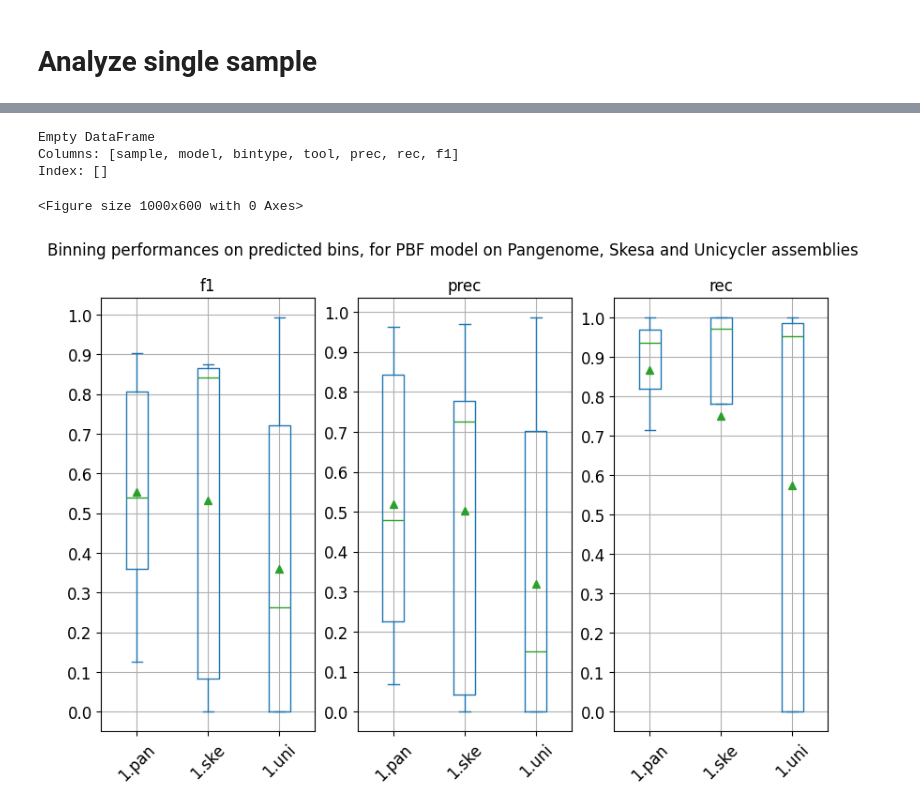
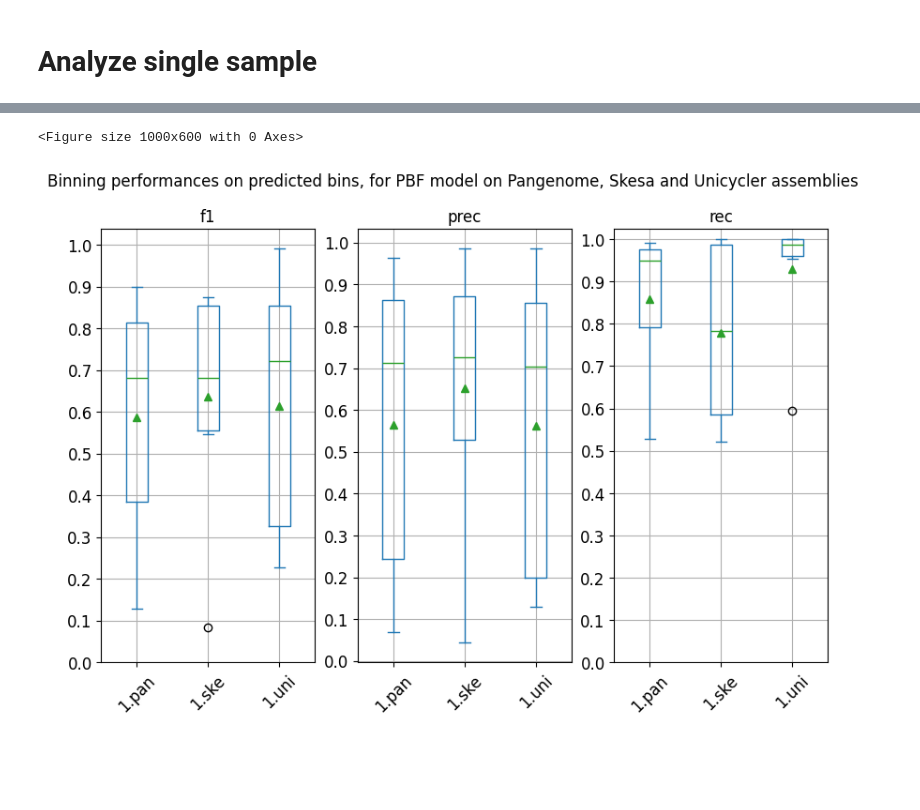
Before and after one commit to msgr0/pangebin, a Jupyter notebook: analysis.ipynb, the cells around one changed output, grey strips where cells are left out. Cells and saved outputs as stored; diff of their text form; code cells hidden in the pictures; blank space fills up the shorter version.

```diff
--- a/analysis.ipynb
+++ b/analysis.ipynb
@@ -15,15 +15,16 @@ data_folder = "./test_data/"
 result_csv = "result.csv"
 test_id = 'test_data'
 # %%
-def read_score_to_tuple(sample, score, input_type):
+def read_score_to_tuple(sample, score, input_type, mix):
     cols = ["sample", "model", "bintype", "tool", "prec", "rec", "f1"]
+    out_tuple = pd.DataFrame(columns=cols)
+
     # out_tuple = pd.DataFrame(columns=cols)
     # voglio leggere i file .txt del typo "score" (lab o bin) e del tipo "input_type" (ske, uni, pan)
     # e metterli in un dataframe
     # se input type == pan allora devo fare la "media" dei valori di ske e uni
     # riguardo al tipo di bin: uni e ske hanno solo pred, mentre pan ha anche naive e graph-overlap
     for filename in os.listdir(sample):
-        out_tuple = pd.DataFrame(columns=cols)
         fields = filename.split(".")
         if (not filename.endswith(".txt")): # salto i file non txt, non sono file di score
             continue
@@ -50,23 +51,38 @@ def read_score_to_tuple(sample, score, input_type):
                     prec, rec, f1 = float(lines[-3].split("\t")[-1].strip()), float(lines[-2].split("\t")[-1].strip()), float(lines[-1].split("\t")[-1].strip())
             else:
                 continue
-            print(filename, _sample, _model, _bins, f"{_thr}.{_type}.{_ref}", prec, rec, f1)
             out_tuple = pd.concat([pd.DataFrame([[_sample, _model, _bins, f"{_thr}.{_type}", prec, rec, f1]], columns=cols), out_tuple if not out_tuple.empty else None], ignore_index=True)
 
         else:
             continue
         # print(out_tuple)
-        # out_tuple = out_tuple.groupby(["sample", "model", "bintype"]).mean(numeric_only=True).reset_index()
-        # out_tuple.insert(loc=3, column="tool", value = f"{_thr}.{_type}")
+        if len(out_tuple) > 1:
+            out_tuple = out_tuple.groupby(["sample", "model", "bintype", "tool"]).mean(numeric_only=True).reset_index()
+            # out_tuple.insert(loc=3, column="tool", value = f"{_thr}.{_type}")
+            if (mix):
+                out_tuple = out_tuple.groupby(["sample", "model", "tool"]).max(numeric_only=True).reset_index()
+                out_tuple.insert(loc=2, column="bintype", value = f"pred")
+                # out_tuple.insert(loc=3, column="tool", value = f"{_thr}.{_type}")
+
     return out_tuple
 # %%
 #iterate over all samples
 df_labeling = pd.DataFrame(columns=["sample", "model", "bintype", "tool", "prec", "rec", "f1"])
+df_labeling_mix = pd.DataFrame(columns=["sample", "model", "bintype", "tool", "prec", "rec", "f1"])
 df_binning = pd.DataFrame(columns=["sample", "model", "bintype", "tool", "prec", "rec", "f1"])
+df_binning_mix = pd.DataFrame(columns=["sample", "model", "bintype", "tool", "prec", "rec", "f1"])
 for file in os.listdir(data_folder):
     sample = data_folder + file
     for input_type in ["ske", "uni", "pan"]:
-        df_labeling = pd.concat([read_score_to_tuple(sample, "lab", input_type), df_labeling if not df_labeling.empty else None], ignore_index=True)
-        df_binning = pd.concat([read_score_to_tuple(sample, "bin", input_type), df_binning if not df_binning.empty else None], ignore_index=True)
+        df_labeling = pd.concat([read_score_to_tuple(sample, "lab", input_type, mix=False), df_labeling if not df_labeling.empty else None], ignore_index=True)
+        df_labeling_mix = pd.concat([read_score_to_tuple(sample, "lab", input_type, mix=True), df_labeling_mix if not df_labeling_mix.empty else None], ignore_index=True)
 
-# a
+        df_binning = pd.concat([read_score_to_tuple(sample, "bin", input_type, mix=False), df_binning if not df_binning.empty else None], ignore_index=True)
+        df_binning_mix = pd.concat([read_score_to_tuple(sample, "bin", input_type, mix=True), df_binning_mix if not df_binning_mix.empty else None], ignore_index=True)
+
+
+df_labeling.to_csv(f"{test_id}.labeling.csv", sep='\t', index=False)
+df_binning.to_csv(f"{test_id}.binning.csv", sep='\t', index=False)
+
+df_labeling_mix.to_csv(f"{test_id}.labeling.mix.csv", sep='\t', index=False)
+df_binning_mix.to_csv(f"{test_id}.binning.mix.csv", sep='\t', index=False)
@@ -108,18 +89,9 @@ SAMEA3357272.pan.1.pbf.nve.uni.bin.txt SAMEA3357272 pbf nve 1.pan.uni 0.12015881
-# %%
-df_labeling.to_csv(f"{test_id}.labeling.csv", sep='\t', index=False)
-df_binning.to_csv(f"{test_id}.binning.csv", sep='\t', index=False)
-pd.set_option('display.max_rows', 1000)
-print(df_binning)
-# %% [output]
-Empty DataFrame
-Columns: [sample, model, bintype, tool, prec, rec, f1]
-Index: []
 # %%
 #Plotting pdf.bintype=pred
 plt.figure(figsize=(10, 6))
 plt.show()
 
-plot_1 = df_binning.loc[df_binning["bintype"]=='pred'].plot.box(by=["tool"], figsize=(10, 6), rot=45, fontsize=12, grid=True, showmeans=True, showfliers=False, yticks=np.arange(0, 1.1, 0.1), title="Binning performances on predicted bins, for PBF model on Pangenome, Skesa and Unicycler assemblies")
+plot_1 = df_binning.loc[df_binning["bintype"]=='pred'].plot.box(by=["tool"], figsize=(10, 6), rot=45, fontsize=12, grid=True, showmeans=True, showfliers=True, yticks=np.arange(0, 1.1, 0.1), title="Binning performances on predicted bins, for PBF model on Pangenome, Skesa and Unicycler assemblies")
 # %% [output]
 <Figure size 1000x600 with 0 Axes>
-[figure, old version]
+[figure, new version]
```
Also changed, not shown: parts of 5 cells of this notebook, 6 other files.
